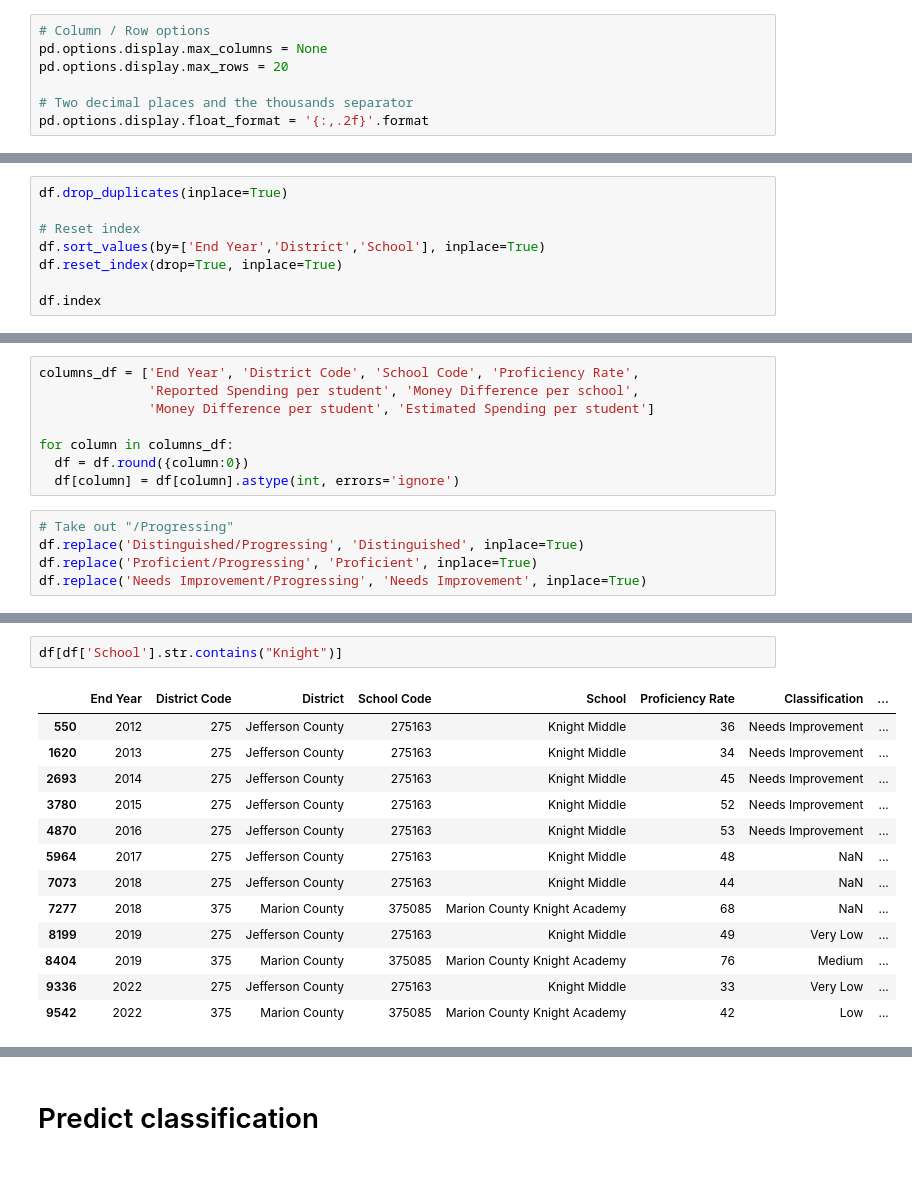
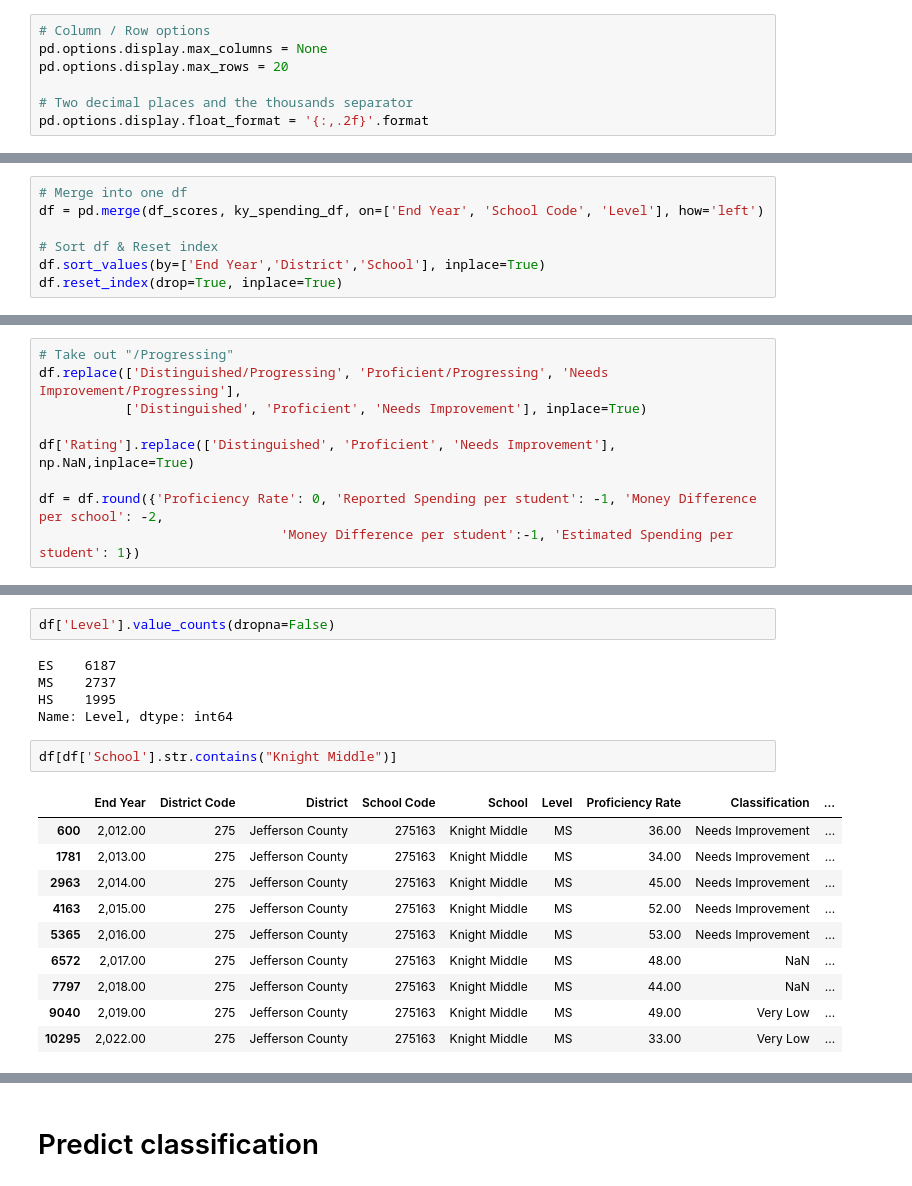
Before and after one commit to rosehelfrich/kyPublicSchools, a Jupyter notebook: Predict_Classification,_and_Highly_Impacted_Schools.ipynb, the cells around one changed output, grey strips where cells are left out. Saved outputs shown, nothing was run; the diff lists cells and outputs as text.

```diff
--- a/Predict_Classification,_and_Highly_Impacted_Schools.ipynb
+++ b/Predict_Classification,_and_Highly_Impacted_Schools.ipynb
@@ -33,8 +37,7 @@ df = pd.merge(df_scores, ky_spending_df, on=['End Year', 'School Code'], how='le
 # %%
-df.drop_duplicates(inplace=True)
+# Merge into one df
+df = pd.merge(df_scores, ky_spending_df, on=['End Year', 'School Code', 'Level'], how='left')
 
-# Reset index
+# Sort df & Reset index
 df.sort_values(by=['End Year','District','School'], inplace=True)
 df.reset_index(drop=True, inplace=True)
-
-df.index
@@ -43,13 +43,0 @@ RangeIndex(start=0, stop=9892, step=1)
-# %%
-columns_df = ['End Year', 'District Code', 'School Code', 'Proficiency Rate',
-              'Reported Spending per student', 'Money Difference per school',
-              'Money Difference per student', 'Estimated Spending per student']
-
-for column in columns_df:
-  df = df.round({column:0})
-  df[column] = df[column].astype(int, errors='ignore')
-# %%
-# Take out "/Progressing"
-df.replace('Distinguished/Progressing', 'Distinguished', inplace=True)
-df.replace('Proficient/Progressing', 'Proficient', inplace=True)
-df.replace('Needs Improvement/Progressing', 'Needs Improvement', inplace=True)
@@ -92,0 +44,9 @@ memory usage: 850.2+ KB
+# %%
+# Take out "/Progressing"
+df.replace(['Distinguished/Progressing', 'Proficient/Progressing', 'Needs Improvement/Progressing'],
+           ['Distinguished', 'Proficient', 'Needs Improvement'], inplace=True)
+
+df['Rating'].replace(['Distinguished', 'Proficient', 'Needs Improvement'], np.NaN,inplace=True)
+
+df = df.round({'Proficiency Rate': 0, 'Reported Spending per student': -1, 'Money Difference per school': -2,
+                               'Money Difference per student':-1, 'Estimated Spending per student': 1})
@@ -105,17 +89,21 @@ Very High             163
 Name: Classification, dtype: int64
+# %%
+df['Level'].value_counts(dropna=False)
+# %% [output]
+ES    6187
+MS    2737
+HS    1995
+Name: Level, dtype: int64
 # %%
-df[df['School'].str.contains("Knight")]
+df[df['School'].str.contains("Knight Middle")]
 # %% [output]
-|  | End Year | District Code | District | School Code | School | Proficiency Rate | Classification | ... |
-| 550 | 2012 | 275 | Jefferson County | 275163 | Knight Middle | 36 | Needs Improvement | ... |
-| 1620 | 2013 | 275 | Jefferson County | 275163 | Knight Middle | 34 | Needs Improvement | ... |
-| 2693 | 2014 | 275 | Jefferson County | 275163 | Knight Middle | 45 | Needs Improvement | ... |
-| 3780 | 2015 | 275 | Jefferson County | 275163 | Knight Middle | 52 | Needs Improvement | ... |
-| 4870 | 2016 | 275 | Jefferson County | 275163 | Knight Middle | 53 | Needs Improvement | ... |
-| 5964 | 2017 | 275 | Jefferson County | 275163 | Knight Middle | 48 | NaN | ... |
-| 7073 | 2018 | 275 | Jefferson County | 275163 | Knight Middle | 44 | NaN | ... |
-| 7277 | 2018 | 375 | Marion County | 375085 | Marion County Knight Academy | 68 | NaN | ... |
-| 8199 | 2019 | 275 | Jefferson County | 275163 | Knight Middle | 49 | Very Low | ... |
-| 8404 | 2019 | 375 | Marion County | 375085 | Marion County Knight Academy | 76 | Medium | ... |
-| 9336 | 2022 | 275 | Jefferson County | 275163 | Knight Middle | 33 | Very Low | ... |
-| 9542 | 2022 | 375 | Marion County | 375085 | Marion County Knight Academy | 42 | Low | ... |
+|  | End Year | District Code | District | School Code | School | Level | Proficiency Rate | Classification | ... |
+| 600 | 2,012.00 | 275 | Jefferson County | 275163 | Knight Middle | MS | 36.00 | Needs Improvement | ... |
+| 1781 | 2,013.00 | 275 | Jefferson County | 275163 | Knight Middle | MS | 34.00 | Needs Improvement | ... |
+| 2963 | 2,014.00 | 275 | Jefferson County | 275163 | Knight Middle | MS | 45.00 | Needs Improvement | ... |
+| 4163 | 2,015.00 | 275 | Jefferson County | 275163 | Knight Middle | MS | 52.00 | Needs Improvement | ... |
+| 5365 | 2,016.00 | 275 | Jefferson County | 275163 | Knight Middle | MS | 53.00 | Needs Improvement | ... |
+| 6572 | 2,017.00 | 275 | Jefferson County | 275163 | Knight Middle | MS | 48.00 | NaN | ... |
+| 7797 | 2,018.00 | 275 | Jefferson County | 275163 | Knight Middle | MS | 44.00 | NaN | ... |
+| 9040 | 2,019.00 | 275 | Jefferson County | 275163 | Knight Middle | MS | 49.00 | Very Low | ... |
+| 10295 | 2,022.00 | 275 | Jefferson County | 275163 | Knight Middle | MS | 33.00 | Very Low | ... |
```
Also changed, not shown: parts of 155 cells of this notebook.
